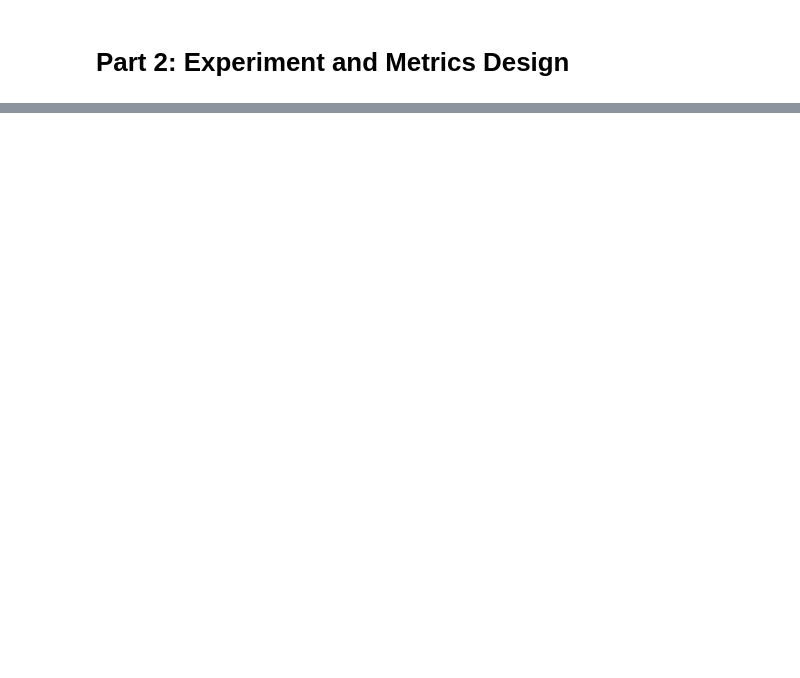
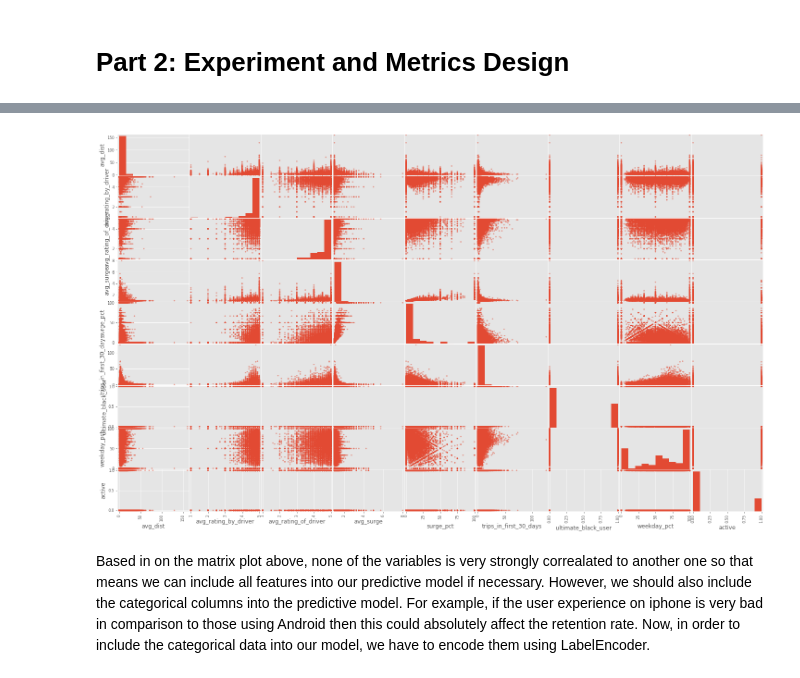
Before and after one commit to HuongIvyNguyen/springboard_datascience, a Jupyter notebook: ultimate_challenge/Take-home Challenge.ipynb, the cells around one changed output, grey strips where cells are left out. Drawn from its saved outputs; the diff is of its cells as text; code cells hidden in the pictures; blank space fills up the shorter version.

Commit message:
finished take-home challenge

```diff
--- a/ultimate_challenge/Take-home Challenge.ipynb
+++ b/ultimate_challenge/Take-home Challenge.ipynb
@@ -75,0 +199,6 @@ logins_counts_df[:50].plot()
+# %%
+ultimate_data.last_trip_date = pd.to_datetime(ultimate_data.last_trip_date)
+ultimate_data.signup_date = pd.to_datetime(ultimate_data.signup_date)
+ultimate_data['six_months_from_signup'] = ultimate_data.signup_date + pd.Timedelta('181D')
+ultimate_data['date_from_last'] = ultimate_data['six_months_from_signup'] - pd.Timedelta('30D')
+ultimate_data['active'] = (ultimate_data['last_trip_date'] >= ultimate_data['date_from_last'])
@@ -75,0 +222,9 @@ logins_counts_df[:50].plot()
+# %%
+#Before building any predictive model, let convert all the boolean columns into 0 for False and 1 for True
+ultimate_data['active'] = ultimate_data['active']*1
+# %%
+ultimate_data['ultimate_black_user'] = ultimate_data['ultimate_black_user']*1
+# %%
+#Now let's only look at the numeric data portion of the dataset
+ultimate_numeric_data = ultimate_data._get_numeric_data()
+ultimate_numeric_data.head()
@@ -75,0 +238,10 @@ logins_counts_df[:50].plot()
+# %%
+#Let's now take a look at the correlation between 2 different variables, including the 'target' variable
+from pandas.plotting import scatter_matrix
+
+scatter_matrix(ultimate_numeric_data, figsize=(25, 15))
+plt.show()
+# %% [output]
+[figure, added]
+# %% [markdown]
+Based in on the matrix plot above, none of the variables is very strongly correalated to another one so that means we can include all features into our predictive model if necessary. However, we should also include the categorical columns into the predictive model. For example, if the user experience on iphone is very bad in comparison to those using Android then this could absolutely affect the retention rate. Now, in order to include the categorical data into our model, we have to encode them using LabelEncoder.
```
Also changed, not shown: parts of 53 cells of this notebook.
